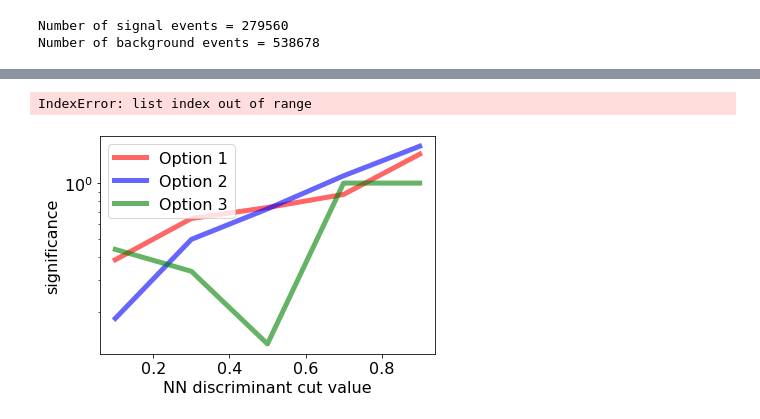
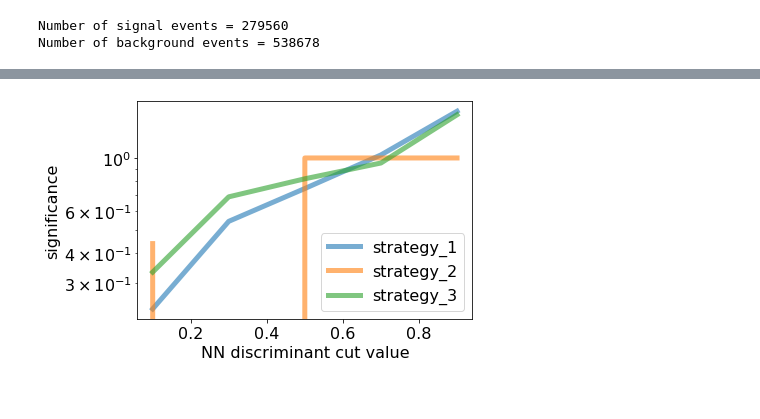
Before and after one commit to keaveney/StatisticsLectures, a Jupyter notebook: NN_demo_Higgs_tautau.ipynb, the cells around one changed output, grey strips where cells are left out. Drawn from its saved outputs; the diff is of its cells as text; code cells hidden in the pictures.

```diff
--- a/NN_demo_Higgs_tautau.ipynb
+++ b/NN_demo_Higgs_tautau.ipynb
@@ -178,5 +209,5 @@ plt.show()
 # %%
-#extract sig vs. discriminant.
+#extract signifcance vs. discriminant.
 bins = sigHist[1]
 nSig = sigHist[0]
 nBkg = bkgHist[0]
@@ -193,22 +224,23 @@ for x in range(0,len(binCentres)):
         sigma = 1.0
     sigmas = np.append(sigmas, sigma)
 
-listSigs.append(sigmas)
+csvName = strategy + ".csv"
+savetxt(csvName, sigmas, delimiter=',')
 # %%
 #make comparison plot
 fig, ax1 = plt.subplots()
 plt.xlabel("NN discriminant cut value")
 plt.ylabel("significance")
 plt.yscale('log')
 
-labels = ["Option 1", "Option 2", "Option 3"]
-styles = ["r-", "b-", "g-"]
+strategies = ["strategy_1", "strategy_2", "strategy_3"]
 
-for h in range(0, len(listSigs)):
-    ax1.plot(binCentres, listSigs[h], styles[h], label=labels[h], lw=5, alpha=0.6)
-    plt.legend()
-
+for strategy in strategies:
+    csvName = strategy + ".csv"
+    if (os.path.isfile(csvName)):
+        listSig = loadtxt(csvName, delimiter=',')
+        ax1.plot(binCentres, listSig, label=strategy, lw=5, alpha=0.6)
+plt.legend()
 plt.show()
 # %% [output]
-IndexError: list index out of range
-[figure, old version]
+[figure, new version]
```
Also changed, not shown: parts of 15 cells of this notebook.
